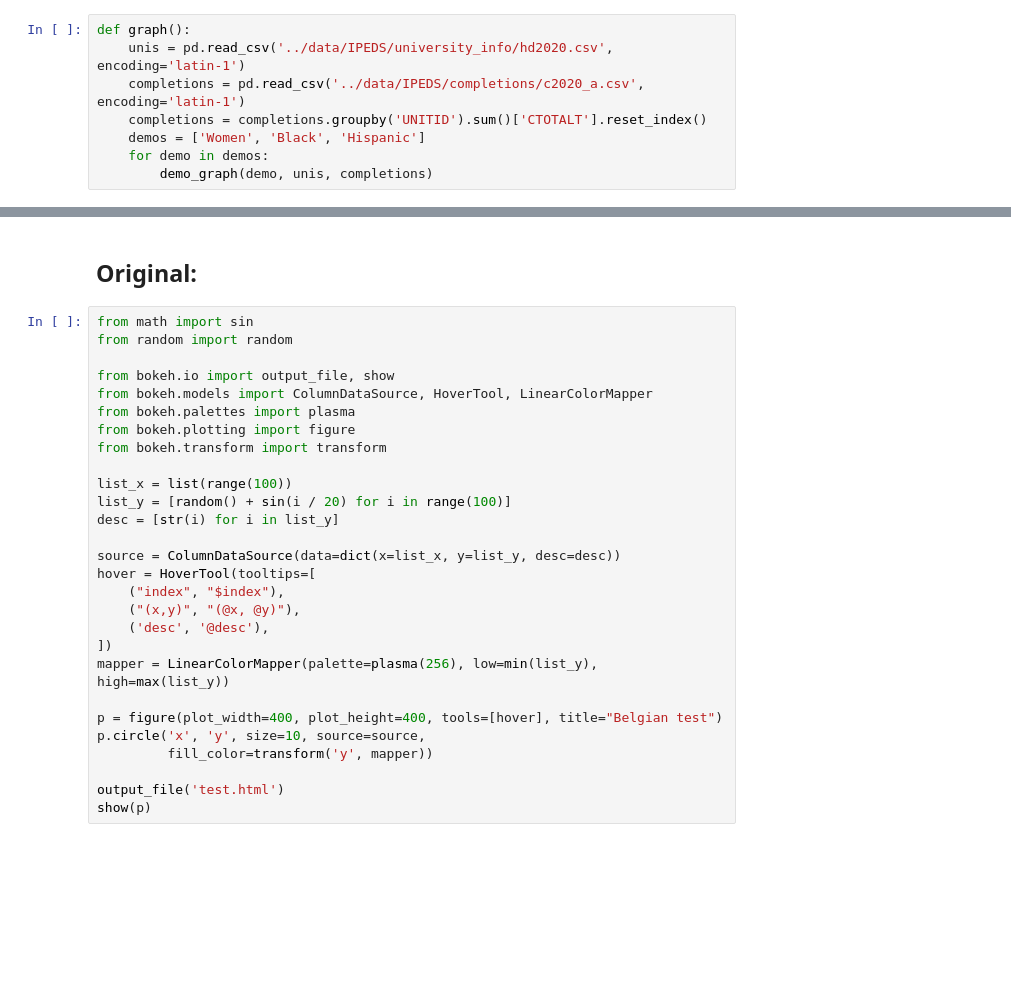
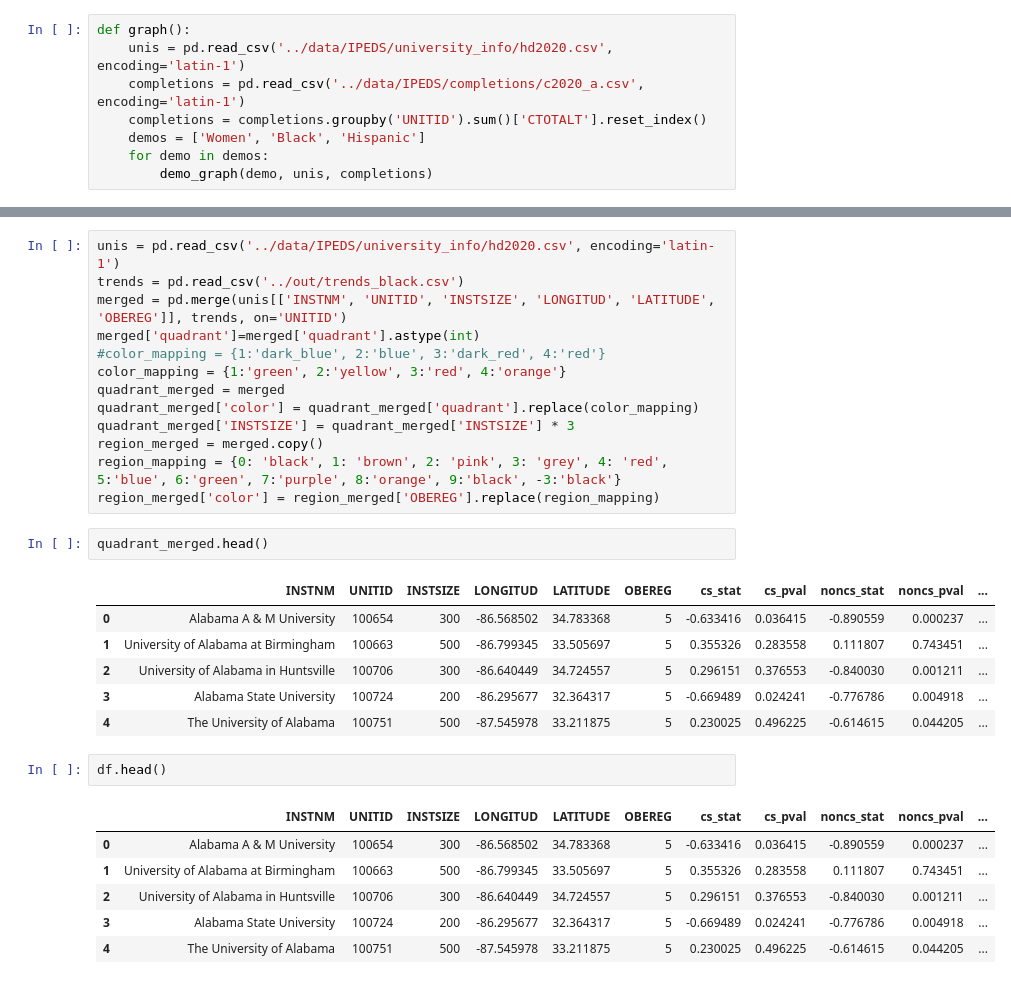
Before and after one commit to jmasontaylor/Education, a Jupyter notebook: src/Bokeh.ipynb, the cells around one changed output, grey strips where cells are left out. Saved outputs shown, nothing was run; the diff lists cells and outputs as text; blank space fills up the shorter version.

```diff
--- a/src/Bokeh.ipynb
+++ b/src/Bokeh.ipynb
@@ -130,33 +139,34 @@ graph()
 [interactive output not drawn]
 [interactive output not drawn]
 [interactive output not drawn]
-# %% [markdown]
-## Original:
-# %%
-from math import sin
-from random import random
-
-from bokeh.io import output_file, show
-from bokeh.models import ColumnDataSource, HoverTool, LinearColorMapper
-from bokeh.palettes import plasma
-from bokeh.plotting import figure
-from bokeh.transform import transform
-
-list_x = list(range(100))
-list_y = [random() + sin(i / 20) for i in range(100)]
-desc = [str(i) for i in list_y]
-
-source = ColumnDataSource(data=dict(x=list_x, y=list_y, desc=desc))
-hover = HoverTool(tooltips=[
-    ("index", "$index"),
-    ("(x,y)", "(@x, @y)"),
-    ('desc', '@desc'),
-])
-mapper = LinearColorMapper(palette=plasma(256), low=min(list_y), high=max(list_y))
-
-p = figure(plot_width=400, plot_height=400, tools=[hover], title="Belgian test")
-p.circle('x', 'y', size=10, source=source,
-         fill_color=transform('y', mapper))
-
-output_file('test.html')
-show(p)
+# %%
+unis = pd.read_csv('../data/IPEDS/university_info/hd2020.csv', encoding='latin-1')
+trends = pd.read_csv('../out/trends_black.csv')
+merged = pd.merge(unis[['INSTNM', 'UNITID', 'INSTSIZE', 'LONGITUD', 'LATITUDE', 'OBEREG']], trends, on='UNITID')
+merged['quadrant']=merged['quadrant'].astype(int)
+#color_mapping = {1:'dark_blue', 2:'blue', 3:'dark_red', 4:'red'}
+color_mapping = {1:'green', 2:'yellow', 3:'red', 4:'orange'}
+quadrant_merged = merged
+quadrant_merged['color'] = quadrant_merged['quadrant'].replace(color_mapping)
+quadrant_merged['INSTSIZE'] = quadrant_merged['INSTSIZE'] * 3
+region_merged = merged.copy()
+region_mapping = {0: 'black', 1: 'brown', 2: 'pink', 3: 'grey', 4: 'red', 5:'blue', 6:'green', 7:'purple', 8:'orange', 9:'black', -3:'black'}
+region_merged['color'] = region_merged['OBEREG'].replace(region_mapping)
+# %%
+quadrant_merged.head()
+# %% [output]
+|  | INSTNM | UNITID | INSTSIZE | LONGITUD | LATITUDE | OBEREG | cs_stat | cs_pval | noncs_stat | noncs_pval | ... |
+| 0 | Alabama A & M University | 100654 | 300 | -86.568502 | 34.783368 | 5 | -0.633416 | 0.036415 | -0.890559 | 0.000237 | ... |
+| 1 | University of Alabama at Birmingham | 100663 | 500 | -86.799345 | 33.505697 | 5 | 0.355326 | 0.283558 | 0.111807 | 0.743451 | ... |
+| 2 | University of Alabama in Huntsville | 100706 | 300 | -86.640449 | 34.724557 | 5 | 0.296151 | 0.376553 | -0.840030 | 0.001211 | ... |
+| 3 | Alabama State University | 100724 | 200 | -86.295677 | 32.364317 | 5 | -0.669489 | 0.024241 | -0.776786 | 0.004918 | ... |
+| 4 | The University of Alabama | 100751 | 500 | -87.545978 | 33.211875 | 5 | 0.230025 | 0.496225 | -0.614615 | 0.044205 | ... |
+# %%
+df.head()
+# %% [output]
+|  | INSTNM | UNITID | INSTSIZE | LONGITUD | LATITUDE | OBEREG | cs_stat | cs_pval | noncs_stat | noncs_pval | ... |
+| 0 | Alabama A & M University | 100654 | 300 | -86.568502 | 34.783368 | 5 | -0.633416 | 0.036415 | -0.890559 | 0.000237 | ... |
+| 1 | University of Alabama at Birmingham | 100663 | 500 | -86.799345 | 33.505697 | 5 | 0.355326 | 0.283558 | 0.111807 | 0.743451 | ... |
+| 2 | University of Alabama in Huntsville | 100706 | 300 | -86.640449 | 34.724557 | 5 | 0.296151 | 0.376553 | -0.840030 | 0.001211 | ... |
+| 3 | Alabama State University | 100724 | 200 | -86.295677 | 32.364317 | 5 | -0.669489 | 0.024241 | -0.776786 | 0.004918 | ... |
+| 4 | The University of Alabama | 100751 | 500 | -87.545978 | 33.211875 | 5 | 0.230025 | 0.496225 | -0.614615 | 0.044205 | ... |
```
Also changed, not shown: parts of 14 cells of this notebook, 8 other files.
